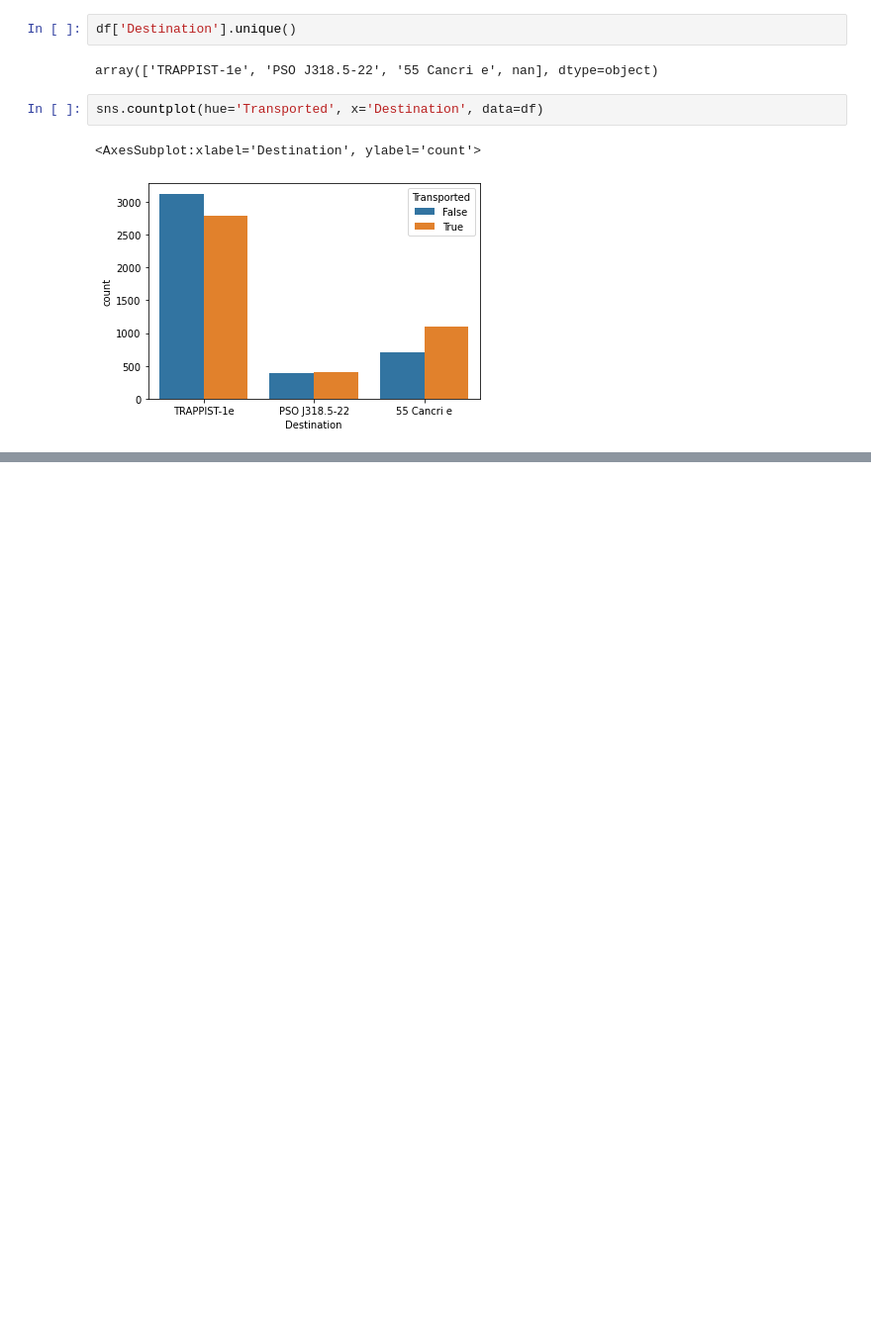
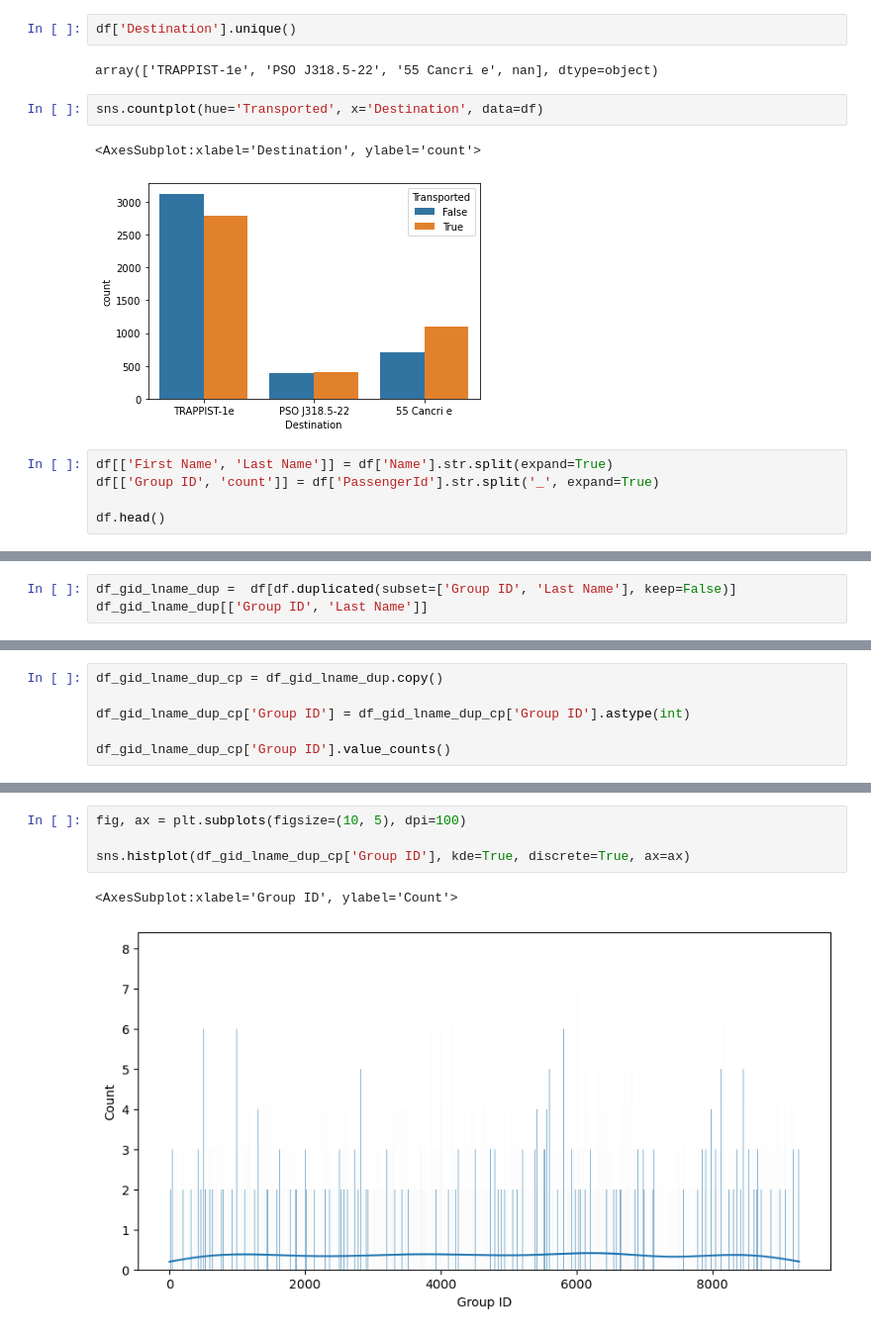
Before and after one commit to team-pass-ds/Spaceship-Titanic, a Jupyter notebook: notebooks/shiladitya-nb.ipynb, the cells around one changed output, grey strips where cells are left out. Shown at 99% size. Drawn from its saved outputs; the diff is of its cells as text; blank space fills up the shorter version.

```diff
--- a/notebooks/shiladitya-nb.ipynb
+++ b/notebooks/shiladitya-nb.ipynb
@@ -53,3 +65,8 @@ sns.countplot(hue='Transported', x='Destination', data=df)
 # %% [output]
 <AxesSubplot:xlabel='Destination', ylabel='count'>
 [figure]
+# %%
+df[['First Name', 'Last Name']] = df['Name'].str.split(expand=True)
+df[['Group ID', 'count']] = df['PassengerId'].str.split('_', expand=True)
+
+df.head()
@@ -55,0 +80,3 @@ sns.countplot(hue='Transported', x='Destination', data=df)
+# %%
+df_gid_lname_dup =  df[df.duplicated(subset=['Group ID', 'Last Name'], keep=False)]
+df_gid_lname_dup[['Group ID', 'Last Name']]
@@ -55,0 +118,6 @@ sns.countplot(hue='Transported', x='Destination', data=df)
+# %%
+df_gid_lname_dup_cp = df_gid_lname_dup.copy()
+
+df_gid_lname_dup_cp['Group ID'] = df_gid_lname_dup_cp['Group ID'].astype(int)
+
+df_gid_lname_dup_cp['Group ID'].value_counts()
@@ -55,0 +149,7 @@ sns.countplot(hue='Transported', x='Destination', data=df)
+# %%
+fig, ax = plt.subplots(figsize=(10, 5), dpi=100)
+
+sns.histplot(df_gid_lname_dup_cp['Group ID'], kde=True, discrete=True, ax=ax)
+# %% [output]
+<AxesSubplot:xlabel='Group ID', ylabel='Count'>
+[figure, added]
```
Also changed, not shown: parts of 15 cells of this notebook.
